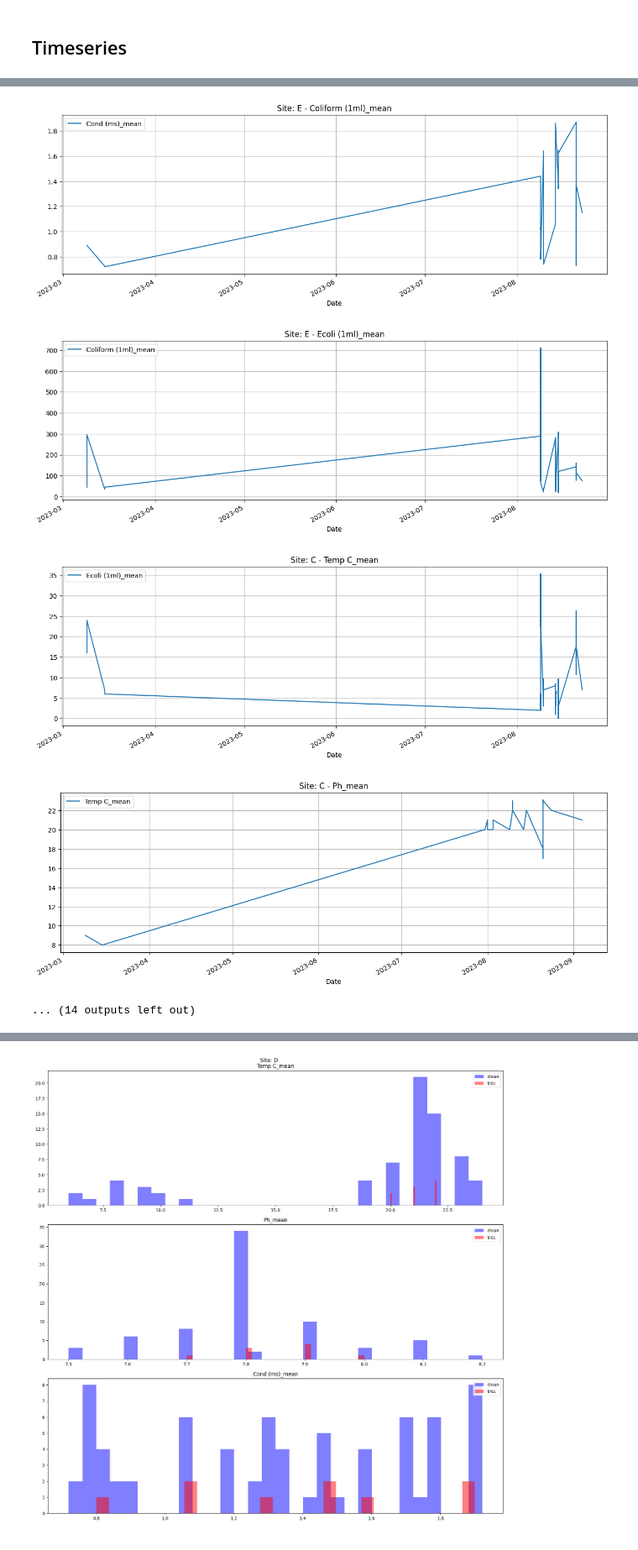
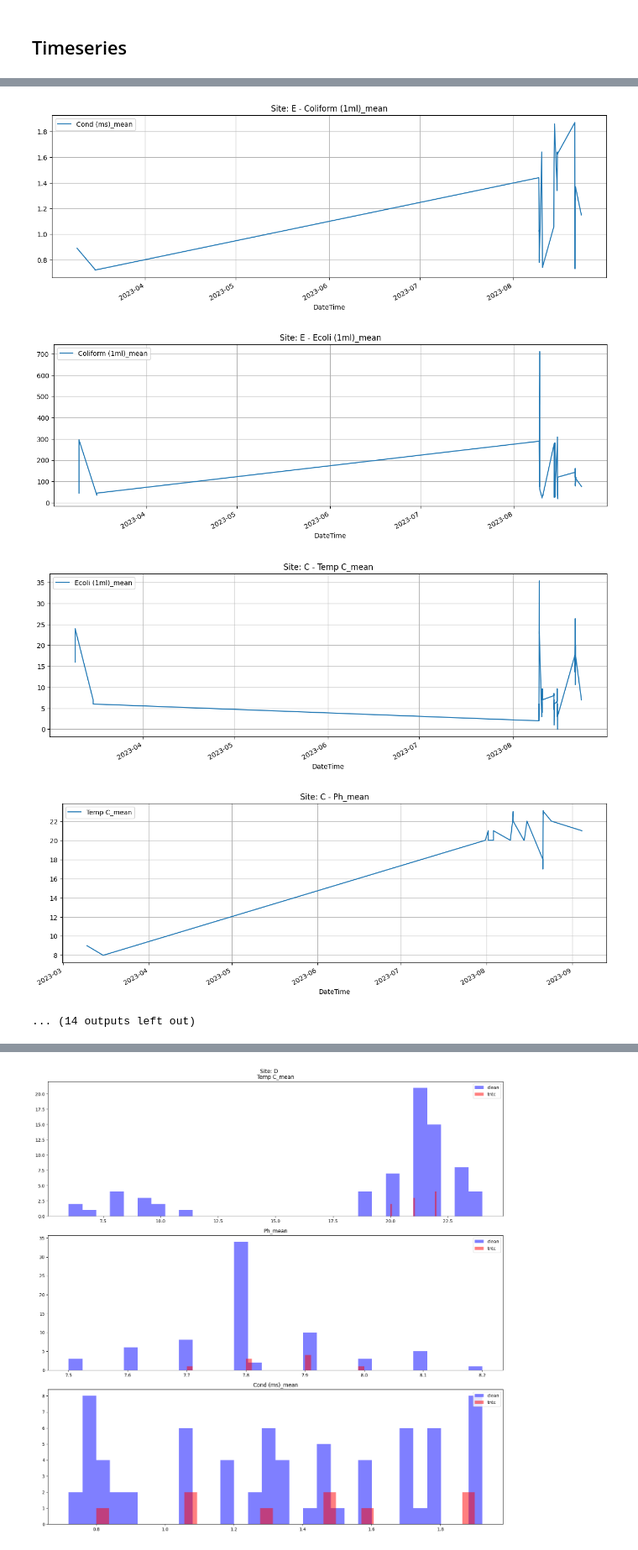
Before and after one commit to MassimilianoArca/Thames-Ecoli, a Jupyter notebook: thames/data_analysis/ecoli_coliform.ipynb, the cells around one changed output, grey strips where cells are left out. Shown at 84% size. Saved outputs shown, nothing was run; the diff lists cells and outputs as text; code cells hidden in the pictures.

```diff
--- a/thames/data_analysis/ecoli_coliform.ipynb
+++ b/thames/data_analysis/ecoli_coliform.ipynb
@@ -128,8 +133,6 @@ clean_df
 # %%
 clean_df = (
-    clean_df.groupby(
-        ["Date", "Time", "Site", "Bottle", "Sample"], as_index=False
-    )
+    clean_df.groupby(["DateTime", "Site", "Bottle", "Sample"], as_index=False)
     .agg(
         {
             "Technician Water Quality": "first",
@@ -173,3 +176,7 @@ clean_df
 # %%
-clean_df['CV_Coliform'] = clean_df['Coliform (1ml)_std'] / clean_df['Coliform (1ml)_mean']
-clean_df['CV_Ecoli'] = clean_df['Ecoli (1ml)_std'] / clean_df['Ecoli (1ml)_mean']
+clean_df["CV_Coliform"] = (
+    clean_df["Coliform (1ml)_std"] / clean_df["Coliform (1ml)_mean"]
+)
+clean_df["CV_Ecoli"] = (
+    clean_df["Ecoli (1ml)_std"] / clean_df["Ecoli (1ml)_mean"]
+)
@@ -185,7 +205,16 @@ for site in site_dict:
     print("-" * 30)
     print(site_dict[site].describe().to_string())
     print("\n")
-    print("Timespan: " + pd.to_datetime(site_dict[site]["Date"]).min().strftime('%Y-%m-%d') + ' - ' + pd.to_datetime(site_dict[site]["Date"]).max().strftime('%Y-%m-%d'))
+    print(
+        "Timespan: "
+        + pd.to_datetime(site_dict[site]["DateTime"])
+        .min()
+        .strftime("%Y-%m-%d %H:%M:%S")
+        + " - "
+        + pd.to_datetime(site_dict[site]["DateTime"])
+        .max()
+        .strftime("%Y-%m-%d %H:%M:%S")
+    )
     print("\n")
 # %% [output]
 Site:  D
@@ -526,6 +555,6 @@ for site in site_dict:
 for site in site_dict:
     for col in cols:
         plt.title("Site: " + site + " - " + col)
-        site_dict[site].plot(x="Date", y=col, figsize=(15, 5), grid=True)
+        site_dict[site].plot(x="DateTime", y=col, figsize=(15, 5), grid=True)
 # %% [output]
 [figure]
@@ -539,6 +568,6 @@ for site in site_dict:
-[figure, old version]
+[figure, new version]
-[figure, old version]
+[figure, new version]
-[figure, old version]
+[figure, new version]
-[figure, old version]
+[figure, new version]
 ... (14 outputs left out)
 # %% [markdown]
```
Also changed, not shown: parts of 43 cells of this notebook, 5 other files.
